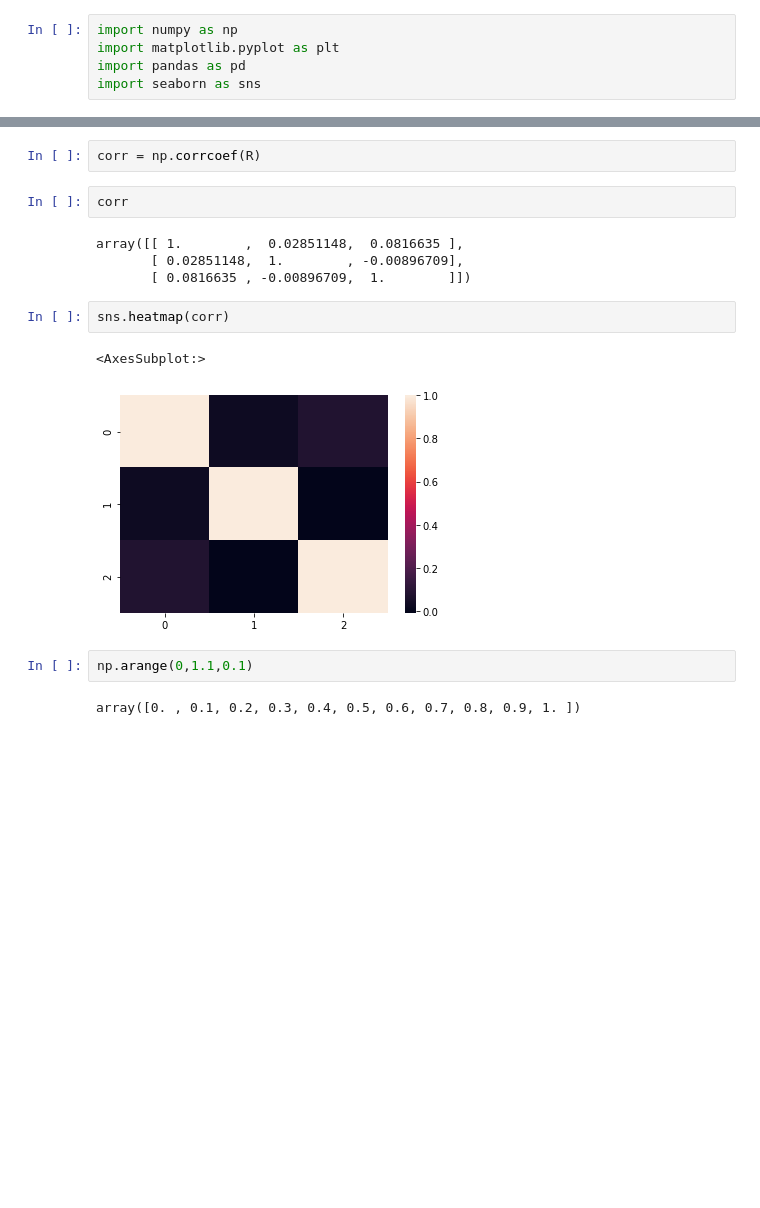
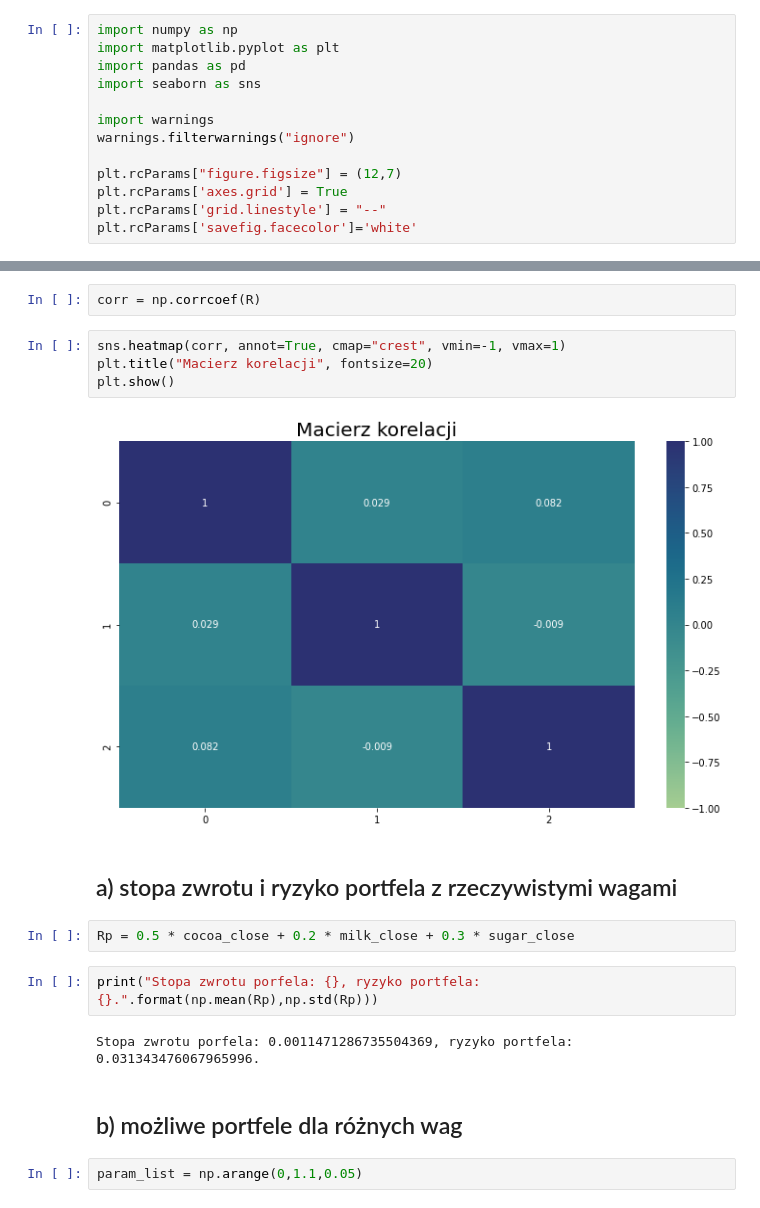
Before and after one commit to KatarzynaTurbanska/enterprise_risk_management, a Jupyter notebook: Prezentacja 3/dywersyfikacja.ipynb, the cells around one changed output, grey strips where cells are left out. Drawn from its saved outputs; the diff is of its cells as text; blank space fills up the shorter version.

```diff
--- a/Prezentacja 3/dywersyfikacja.ipynb
+++ b/Prezentacja 3/dywersyfikacja.ipynb
@@ -3,4 +3,12 @@ import numpy as np
 import matplotlib.pyplot as plt
 import pandas as pd
 import seaborn as sns
+
+import warnings
+warnings.filterwarnings("ignore")
+
+plt.rcParams["figure.figsize"] = (12,7)
+plt.rcParams['axes.grid'] = True
+plt.rcParams['grid.linestyle'] = "--"
+plt.rcParams['savefig.facecolor']='white'
 # %% [markdown]
@@ -61,18 +69,21 @@ S = sugar_close.reshape(1,n)
 R = np.concatenate([C,M,S],axis=0)
 # %%
 corr = np.corrcoef(R)
-# %%
-corr
-# %% [output]
-array([[ 1.        ,  0.02851148,  0.0816635 ],
-       [ 0.02851148,  1.        , -0.00896709],
-       [ 0.0816635 , -0.00896709,  1.        ]])
-# %%
-sns.heatmap(corr)
-# %% [output]
-<AxesSubplot:>
-[figure, removed]
+# %%
+sns.heatmap(corr, annot=True, cmap="crest", vmin=-1, vmax=1)
+plt.title("Macierz korelacji", fontsize=20)
+plt.show()
+# %% [output]
+[figure, added]
+# %% [markdown]
+## a) stopa zwrotu i ryzyko portfela z rzeczywistymi wagami
+# %%
+Rp = 0.5 * cocoa_close + 0.2 * milk_close + 0.3 * sugar_close
+# %%
+print("Stopa zwrotu porfela: {}, ryzyko portfela: {}.".format(np.mean(Rp),np.std(Rp)))
+# %% [output]
+Stopa zwrotu porfela: 0.0011471286735504369, ryzyko portfela: 0.031343476067965996.
+# %% [markdown]
+## b) możliwe portfele dla różnych wag
 # %%
-np.arange(0,1.1,0.1)
+param_list = np.arange(0,1.1,0.05)
-# %% [output]
-array([0. , 0.1, 0.2, 0.3, 0.4, 0.5, 0.6, 0.7, 0.8, 0.9, 1. ])
```
Also changed, not shown: parts of 9 cells of this notebook.
